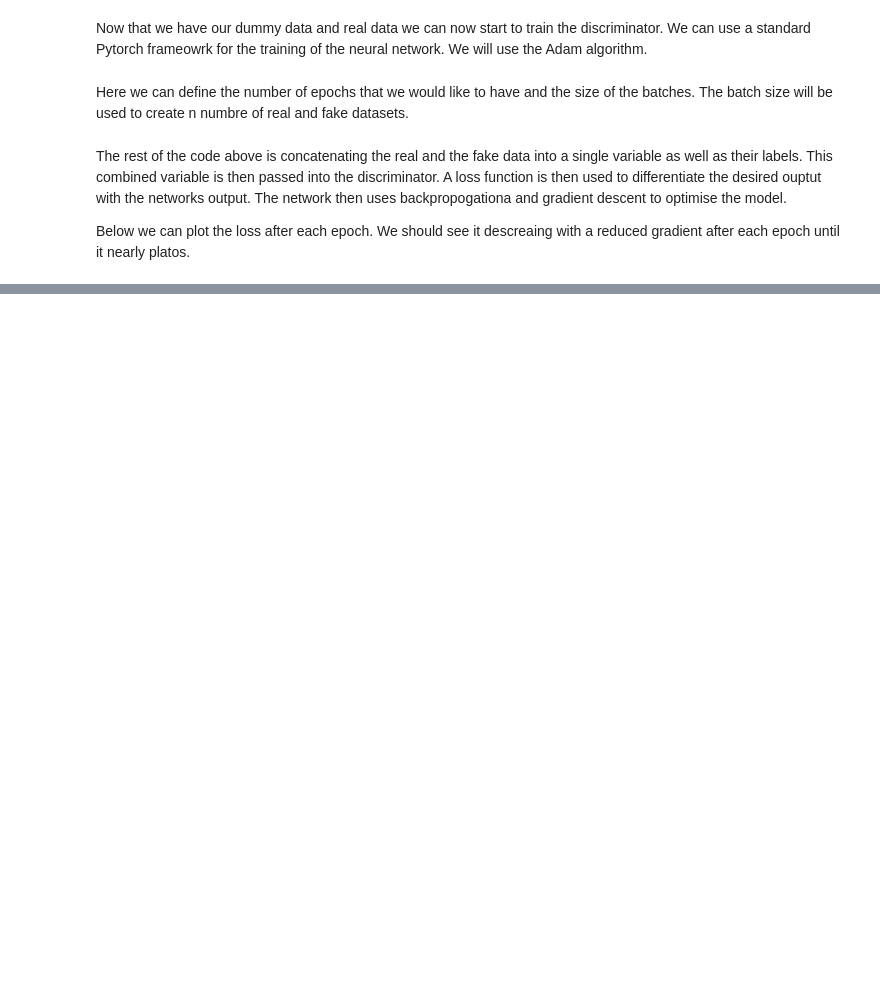
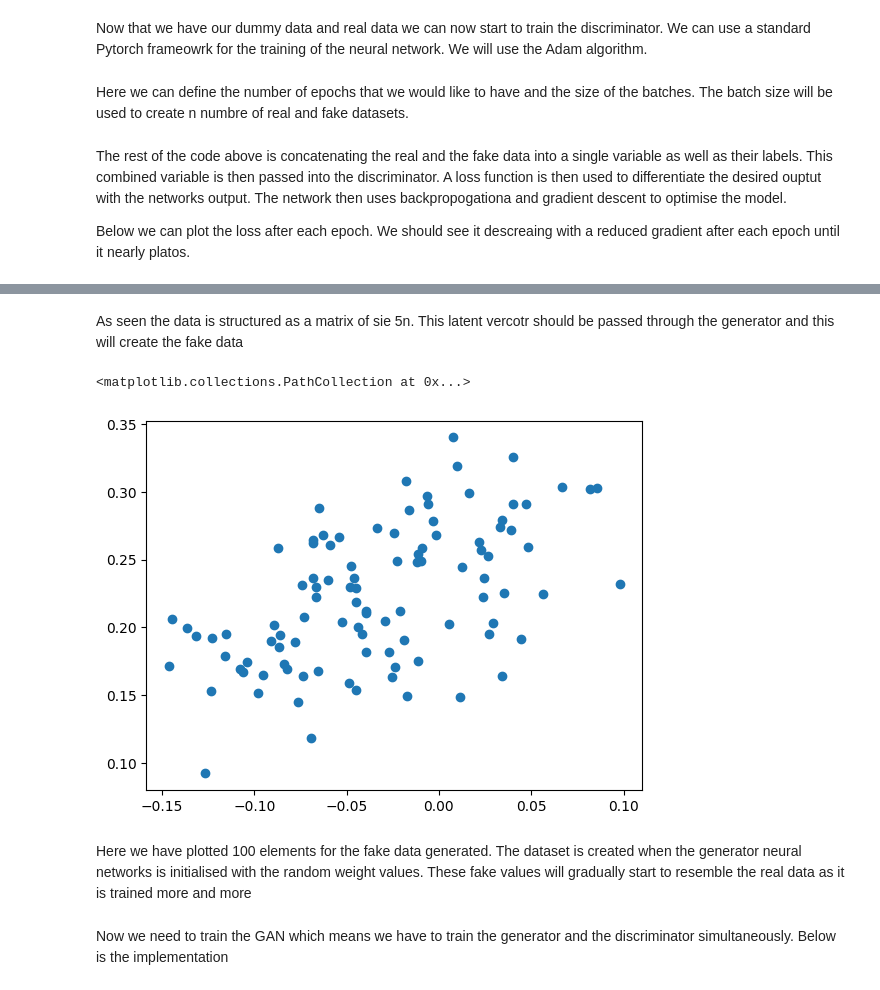
Before and after one commit to Rahy-Premji/NvidiaSpringWeek, a Jupyter notebook: GANsNotebook.ipynb, the cells around one changed output, grey strips where cells are left out. Saved outputs shown, nothing was run; the diff lists cells and outputs as text; code cells hidden in the pictures; blank space fills up the shorter version.

```diff
--- a/GANsNotebook.ipynb
+++ b/GANsNotebook.ipynb
@@ -156,0 +170,18 @@ Text(0.5, 1.0, 'Plot of the loss after each epoch')
+# %%
+# define a Generator Model
+
+class Generator(nn.Module):
+    def __init__(self):
+        super(Generator, self).__init__()
+
+        self.fc1 = nn.Linear(5,15)
+        self.fc2 = nn.Linear(15, 2)
+
+    def forward(self, x):
+        x = self.fc1(x)
+        x = torch.relu(x)
+        x = self.fc2(x)
+        # note that here we are not adding any activation functions
+        # since we assume the linear output as the values can be negative as well
+        # in other words this activation function here is just an "identity function" f(x)=x
+        return x
@@ -156,0 +192,4 @@ Text(0.5, 1.0, 'Plot of the loss after each epoch')
+# %%
+generator = Generator()
+test_generator = generator(torch.rand(5))
+print(test_generator)
@@ -156,0 +204,9 @@ Text(0.5, 1.0, 'Plot of the loss after each epoch')
+# %%
+def generate_latent_points(n, latent_dim=5):
+    # here we will assume that in the z-space
+    # or latent space we have 5 dimensional random vector
+    z = torch.rand(n*latent_dim)
+    return z.view((n,latent_dim))
+
+a = generate_latent_points(10)
+print(a)
@@ -156,0 +224,17 @@ Text(0.5, 1.0, 'Plot of the loss after each epoch')
+# %% [markdown]
+As seen the data is structured as a matrix of sie 5n. This latent vercotr should be passed through the generator and this will create the fake data
+# %%
+def generate_fake_samples(generator, n, latent_dim=5):
+    z = generate_latent_points(n)
+    fake_data = generator(z)
+    return fake_data
+# %%
+fake_data_test = generate_fake_samples(generator, 100)
+plt.scatter(fake_data_test[:,0].detach().numpy(), fake_data_test[:,1].detach().numpy())
+# %% [output]
+<matplotlib.collections.PathCollection at 0x...>
+[figure, added]
+# %% [markdown]
+Here we have plotted 100 elements for the fake data generated. The dataset is created when the generator neural networks is initialised with the random weight values. These fake values will gradually start to resemble the real data as it is trained more and more
+# %% [markdown]
+Now we need to train the GAN which means we have to train the generator and the discriminator simultaneously. Below is the implementation
```
Also changed, not shown: parts of 25 cells of this notebook.
